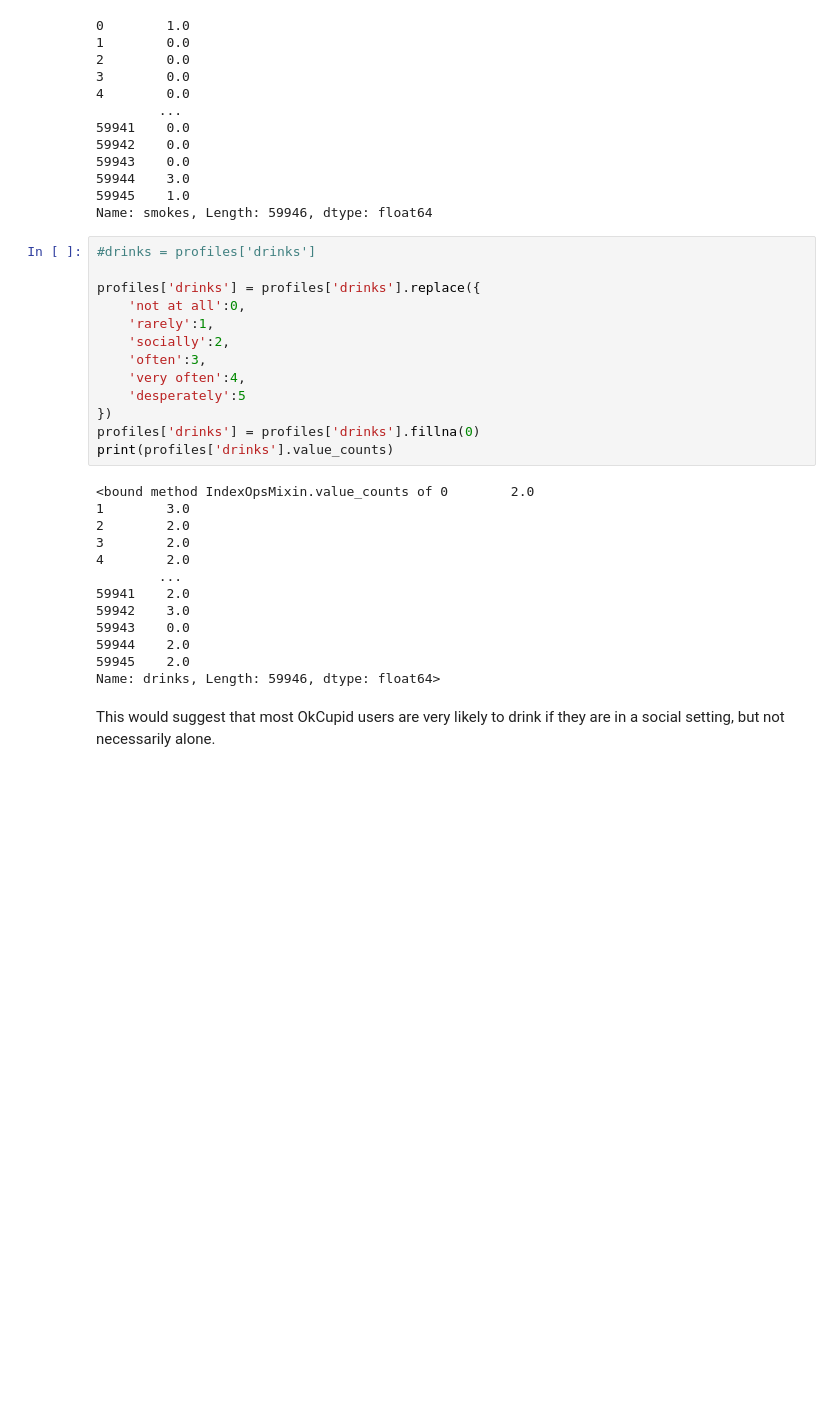
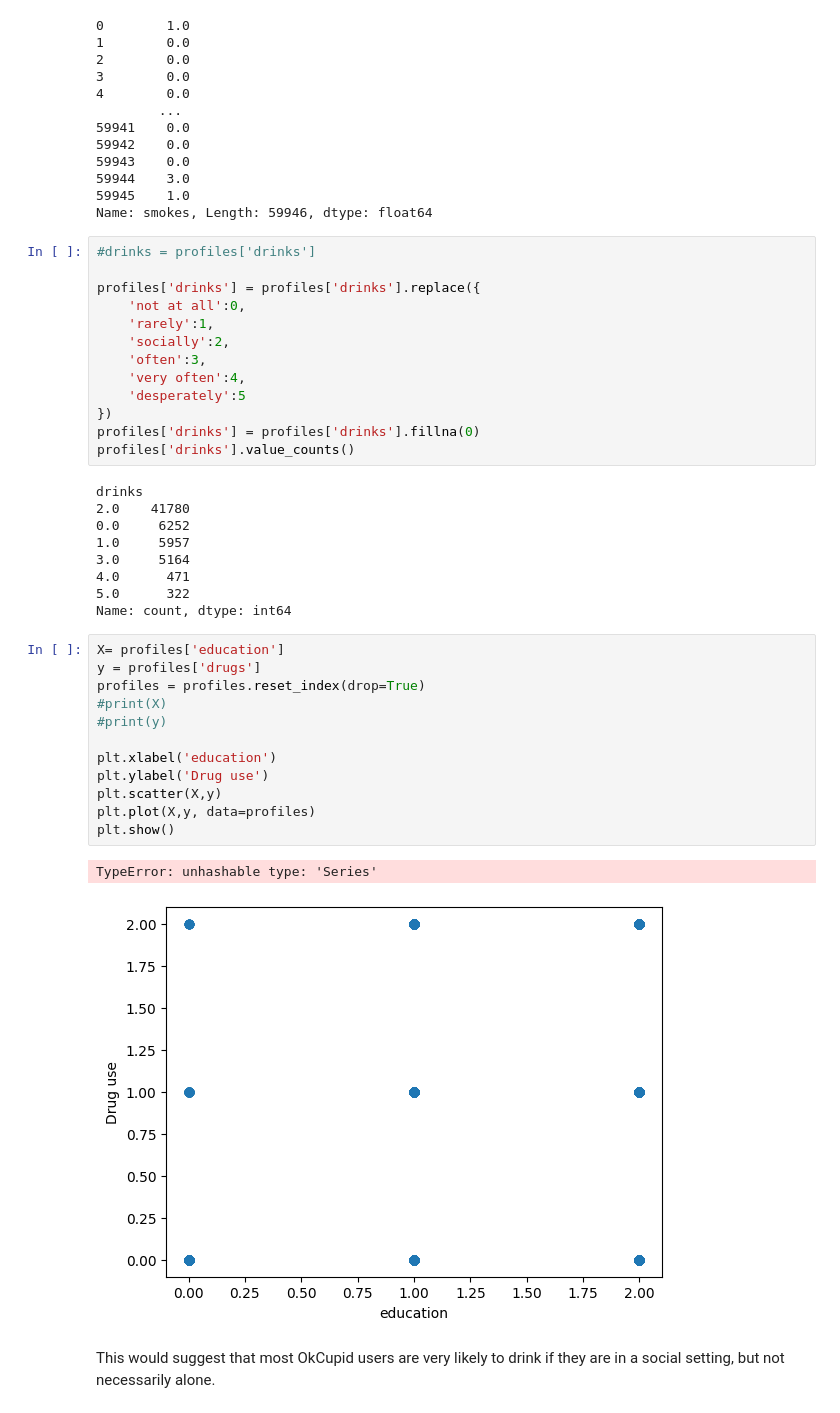
Before and after one commit to Jimofthewired/CA, a Jupyter notebook: date-a-scientist.ipynb, the cells around one changed output. Cells and saved outputs as stored; diff of their text form; blank space fills up the shorter version.

```diff
--- a/date-a-scientist.ipynb
+++ b/date-a-scientist.ipynb
@@ -193,20 +213,31 @@ profiles['drinks'] = profiles['drinks'].replace({
     'desperately':5
 })
 profiles['drinks'] = profiles['drinks'].fillna(0)
-print(profiles['drinks'].value_counts)
+profiles['drinks'].value_counts()
 # %% [output]
-<bound method IndexOpsMixin.value_counts of 0        2.0
-1        3.0
-2        2.0
-3        2.0
-4        2.0
-        ...
-59941    2.0
-59942    3.0
-59943    0.0
-59944    2.0
-59945    2.0
-Name: drinks, Length: 59946, dtype: float64>
+drinks
+2.0    41780
+0.0     6252
+1.0     5957
+3.0     5164
+4.0      471
+5.0      322
+Name: count, dtype: int64
+# %%
+X= profiles['education']
+y = profiles['drugs']
+profiles = profiles.reset_index(drop=True)
+#print(X)
+#print(y)
+
+plt.xlabel('education')
+plt.ylabel('Drug use')
+plt.scatter(X,y)
+plt.plot(X,y, data=profiles)
+plt.show()
+# %% [output]
+TypeError: unhashable type: 'Series'
+[figure, added]
 # %% [markdown]
 This would suggest that most OkCupid users are very likely to drink if they are in a social setting, but not necessarily alone.
 # %%
```
Also changed, not shown: parts of 9 cells of this notebook.
